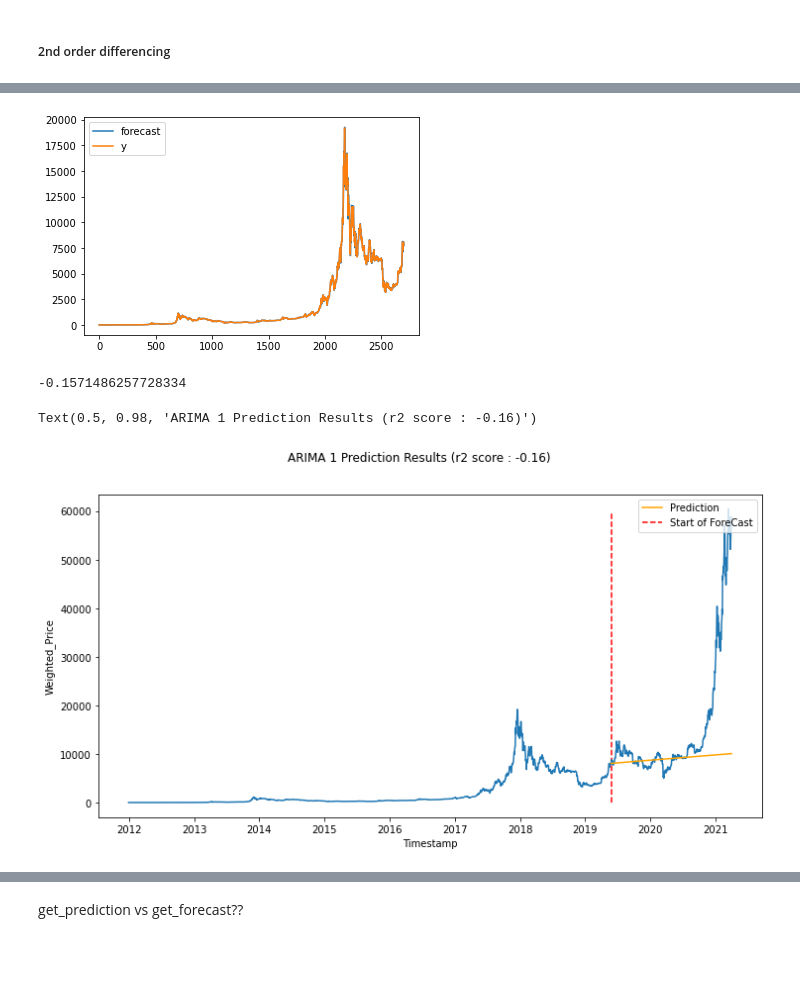
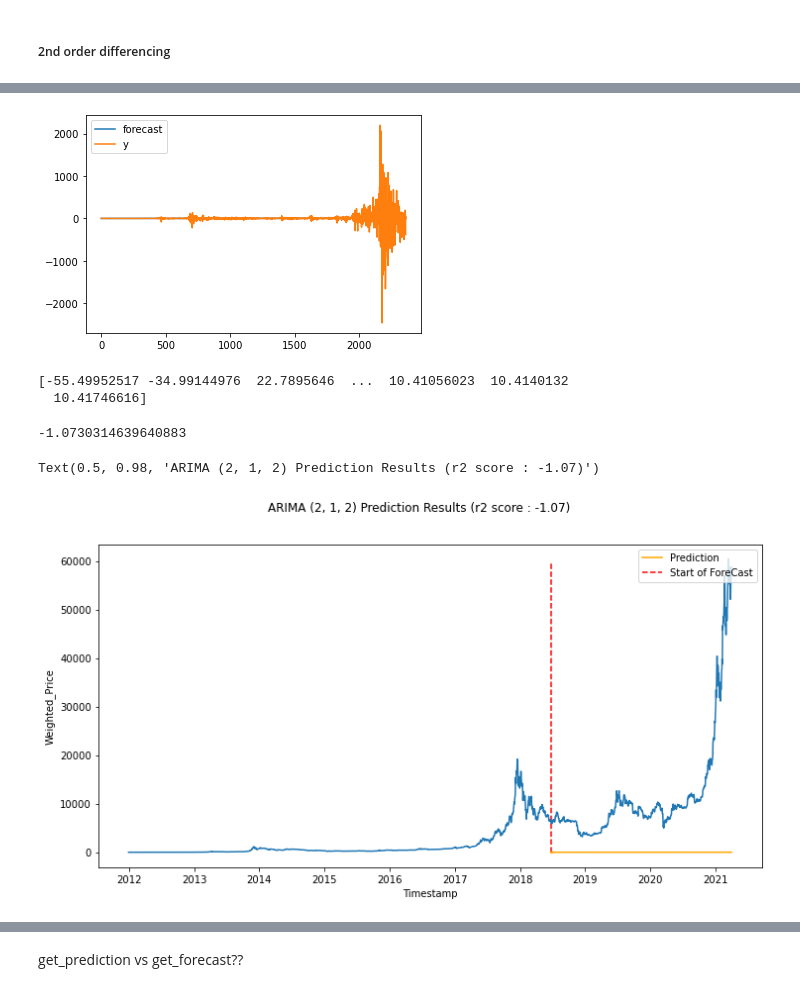
Before and after one commit to aquarius101204/DataScienceCapstoneProjects, a Jupyter notebook: 3rdCapstoneProject_Final/Unit27.1.1_Pre-processing_Work_and_Model_Final.ipynb, the cells around one changed output, grey strips where cells are left out. Drawn from its saved outputs; the diff is of its cells as text; code cells hidden in the pictures; blank space fills up the shorter version.

```diff
--- a/3rdCapstoneProject_Final/Unit27.1.1_Pre-processing_Work_and_Model_Final.ipynb
+++ b/3rdCapstoneProject_Final/Unit27.1.1_Pre-processing_Work_and_Model_Final.ipynb
@@ -303,0 +230,5 @@ Hence, the data is stationary.
+# %%
+# train_test_split
+from sklearn.model_selection import train_test_split
+#train, test = train_test_split(btc_daily, test_size=(btc_daily.index > '2021-02-28').sum(), shuffle=False, random_state=42)
+train, test = train_test_split(btc_daily, test_size=0.3, shuffle=False, random_state=42)
@@ -304,9 +250,9 @@ Hence, the data is stationary.
 # %%
-train_diff_2 = train.diff(periods=2).iloc[1:]
+train_diff = train.diff(periods=1).dropna()['Weighted_Price']
 
 fig, (ax1, ax2, ax3) = plt.subplots(3,1, figsize=(10,12))
-train_diff_2.plot(ax=ax1)
-plot_acf(train_diff_2, ax=ax2)
-plot_pacf(train_diff_2, ax=ax3)
+train_diff.plot(ax=ax1)
+plot_acf(train_diff, ax=ax2)
+plot_pacf(train_diff, ax=ax3)
 plt.show()
 # %% [output]
@@ -423,9 +280,9 @@ pdq = list(itertools.product(p,d,q))
 
 aic = []
 for i in pdq:
-    model=ARIMA(train.values, order=(i))
-    model_fit = model.fit()
-    print(f"ARIMA : {i} >> AIC : {round(model_fit.aic,2)}")
-    aic.append(round(model_fit.aic,2))
+    model=ARIMA(train_diff.dropna().values, order=(i))
+    model_fit = model.fit(trend='c', full_output=True, disp=True)
+    print(f"ARIMA : {i} >> AIC : {round(model_fit.aic, 2)}")
+    aic.append(round(model_fit.aic, 2))
 # %% [output]
 Examples of parameter combinations for seasonal ARIMA
@@ -446,6 +303,6 @@ optimal
 # %%
-ARIMA_model_opt = ARIMA(train.values, order = optimal[0])
-ARIMA_model_opt_fit = ARIMA_model_opt.fit()
-ARIMA_model_opt_fit.summary()
+model_diff = ARIMA(train_diff.values, order = optimal[0])
+model_diff_fit = model_diff.fit(trend='c', full_output=True, disp=True)
+model_diff_fit.summary()
 # %% [output]
 ARIMA Model Results
@@ -469,28 +340,33 @@ Roots
 # %%
-ARIMA_model_opt_fit.plot_predict(dynamic=False)
+model_diff_fit.plot_predict()
 plt.show()
 # %% [output]
-[figure, old version]
+[figure, new version]
 # %%
 # use model to forecast
-prediction = ARIMA_model_opt_fit.forecast(len(test))
-predicted_value = prediction[0]
-predicted_lb = prediction[2][:,0]
-predicted_ub = prediction[2][:,1]
-predict_index = list(test.index)
+pred = model_diff_fit.forecast(steps=test.shape[0])
+pred_val = pred[0]
+pred_lw = pred[2][:,0]
+pred_up = pred[2][:,1]
+pred_idx = list(test.index)
 
-from sklearn.metrics import r2_score
-r2 = r2_score(test, predicted_value)
-r2
+print(pred_val)
 # %% [output]
--0.1571486257728334
+[-55.49952517 -34.99144976  22.7895646  ...  10.41056023  10.4140132
+  10.41746616]
+# %%
+from sklearn.metrics import r2_score
+r2 = r2_score(test['Weighted_Price'], pred_val)
+r2
+# %% [output]
+-1.0730314639640883
 # %%
 fig, ax = plt.subplots(figsize=(12,6))
 sns.lineplot(data=btc_daily, x=btc_daily.index, y='Weighted_Price', ax=ax)
-ax.vlines(datetime(2019,5,26),0,60000, linestyle='--', color='r', label='Start of ForeCast')
-ax.plot(predict_index, predicted_value, color='orange', label='Prediction')
+ax.vlines(start, 0, 60000, linestyle='--', color='r', label='Start of ForeCast')
+ax.plot(pred_idx, pred_val, color='orange', label='Prediction')
 plt.legend(loc='upper right')
-plt.suptitle(f"ARIMA {optimal[0][0]} Prediction Results (r2 score : {round(r2,2)})")
+plt.suptitle(f"ARIMA {optimal[0]} Prediction Results (r2 score : {round(r2,2)})")
 # %% [output]
-Text(0.5, 0.98, 'ARIMA 1 Prediction Results (r2 score : -0.16)')
+Text(0.5, 0.98, 'ARIMA (2, 1, 2) Prediction Results (r2 score : -1.07)')
-[figure, old version]
+[figure, new version]
```
Also changed, not shown: parts of 86 cells of this notebook.
